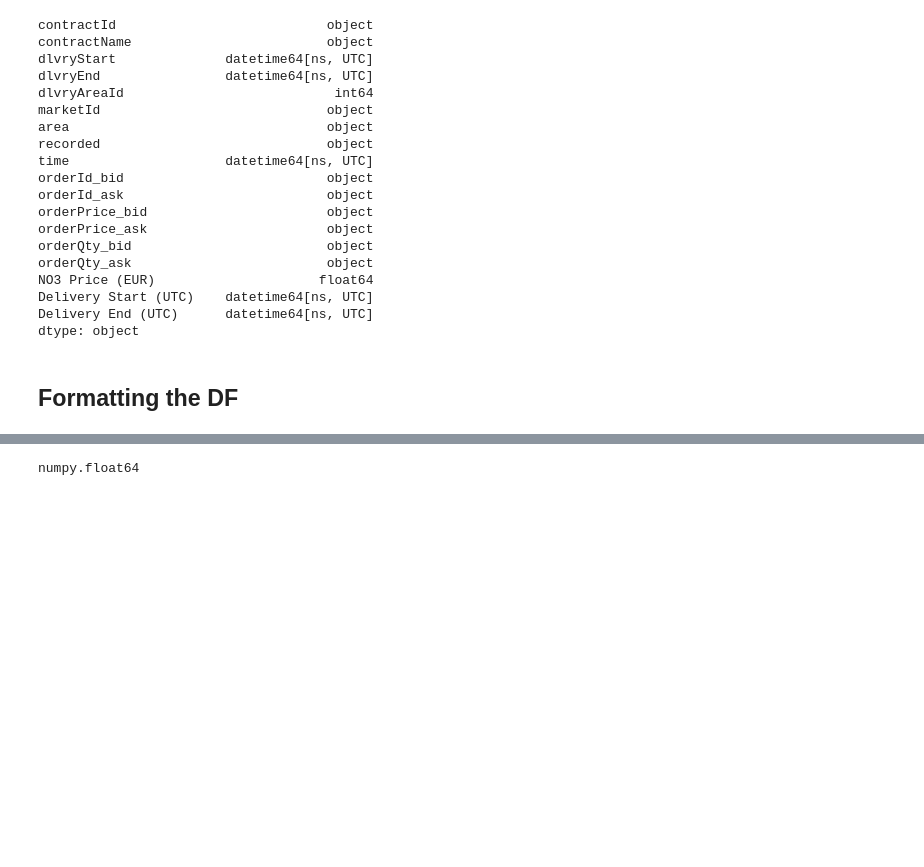
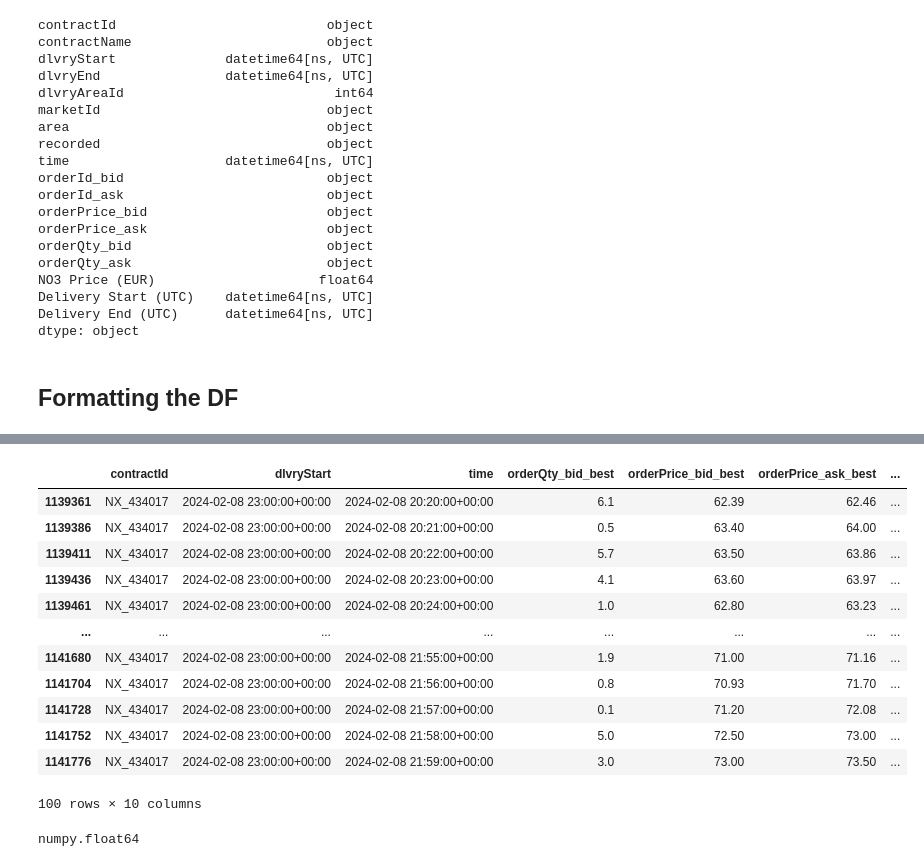
Before and after one commit to axelandreassen/Forecasting-ID-prices, a Jupyter notebook: DataPrep.ipynb, the cells around one changed output, grey strips where cells are left out. Saved outputs shown, nothing was run; the diff lists cells and outputs as text; code cells hidden in the pictures; blank space fills up the shorter version.

```diff
--- a/DataPrep.ipynb
+++ b/DataPrep.ipynb
@@ -325,9 +331,13 @@ def findFutureBestOffers(df):
 
 #df = retrieveBestOffers(df)
 #df = fixPriceVolumeMagnitude(df)
-#df = changeName(df
-df_copy = df.copy()
-df_copy = findFutureBestOffers(df_copy)
+#df = changeName(df)
+
+df_copy_2 = df.copy()
+df_copy_2 = findBestFarPrice(df_copy_2)
+
+#df_copy = df.copy()
+#df_copy = findFutureBestOffers(df_copy)
 #df = findFutureBestOffers(df)
 
 #df.to_parquet('Data/formatted_orderbook_2.parquet')
@@ -353,3 +346,19 @@ df[df['dlvryStart'] == '2024-01-08 00:00:00']
+# %%
+df_copy_2[df_copy_2['dlvryStart'] == '2024-02-08 23:00:00'][['contractId','dlvryStart', 'time', 'orderQty_bid_best', 'orderPrice_bid_best', 'orderPrice_ask_best', 'exists_bid', 'exists_ask', 'best_far_bid', 'best_far_ask']].tail(100)
+# %% [output]
+|  | contractId | dlvryStart | time | orderQty_bid_best | orderPrice_bid_best | orderPrice_ask_best | ... |
+| 1139361 | NX_434017 | 2024-02-08 23:00:00+00:00 | 2024-02-08 20:20:00+00:00 | 6.1 | 62.39 | 62.46 | ... |
+| 1139386 | NX_434017 | 2024-02-08 23:00:00+00:00 | 2024-02-08 20:21:00+00:00 | 0.5 | 63.40 | 64.00 | ... |
+| 1139411 | NX_434017 | 2024-02-08 23:00:00+00:00 | 2024-02-08 20:22:00+00:00 | 5.7 | 63.50 | 63.86 | ... |
+| 1139436 | NX_434017 | 2024-02-08 23:00:00+00:00 | 2024-02-08 20:23:00+00:00 | 4.1 | 63.60 | 63.97 | ... |
+| 1139461 | NX_434017 | 2024-02-08 23:00:00+00:00 | 2024-02-08 20:24:00+00:00 | 1.0 | 62.80 | 63.23 | ... |
+| ... | ... | ... | ... | ... | ... | ... | ... |
+| 1141680 | NX_434017 | 2024-02-08 23:00:00+00:00 | 2024-02-08 21:55:00+00:00 | 1.9 | 71.00 | 71.16 | ... |
+| 1141704 | NX_434017 | 2024-02-08 23:00:00+00:00 | 2024-02-08 21:56:00+00:00 | 0.8 | 70.93 | 71.70 | ... |
+| 1141728 | NX_434017 | 2024-02-08 23:00:00+00:00 | 2024-02-08 21:57:00+00:00 | 0.1 | 71.20 | 72.08 | ... |
+| 1141752 | NX_434017 | 2024-02-08 23:00:00+00:00 | 2024-02-08 21:58:00+00:00 | 5.0 | 72.50 | 73.00 | ... |
+| 1141776 | NX_434017 | 2024-02-08 23:00:00+00:00 | 2024-02-08 21:59:00+00:00 | 3.0 | 73.00 | 73.50 | ... |
+100 rows × 10 columns
 # %%
 type(df['orderPrice_bid_best'][0])
 # %% [output]
```
Also changed, not shown: parts of 2 cells of this notebook.
